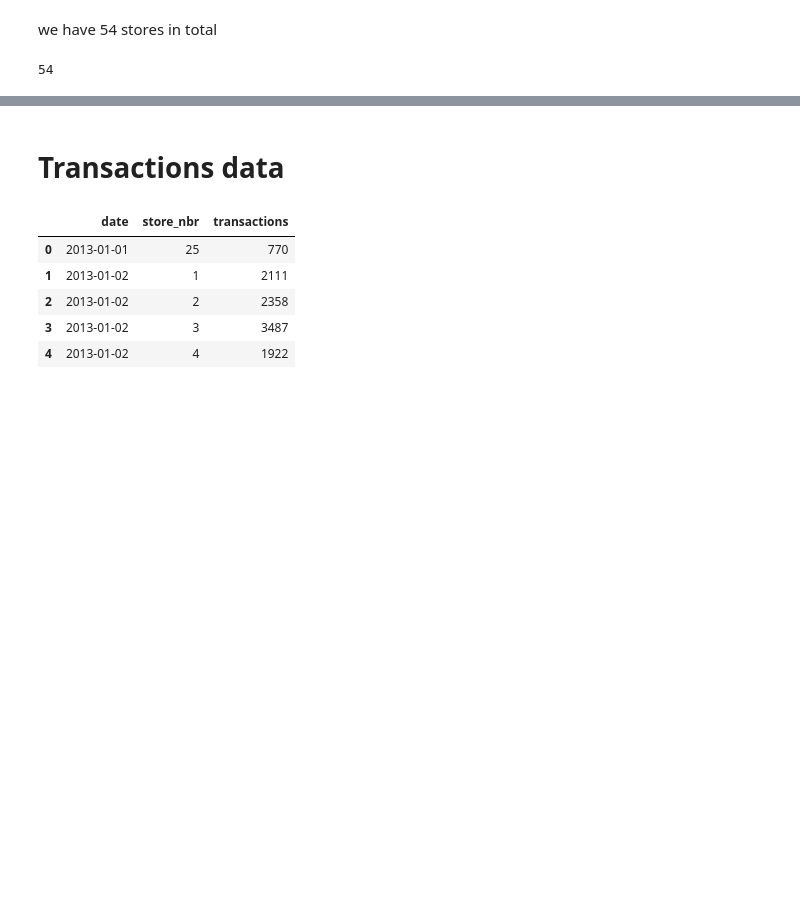
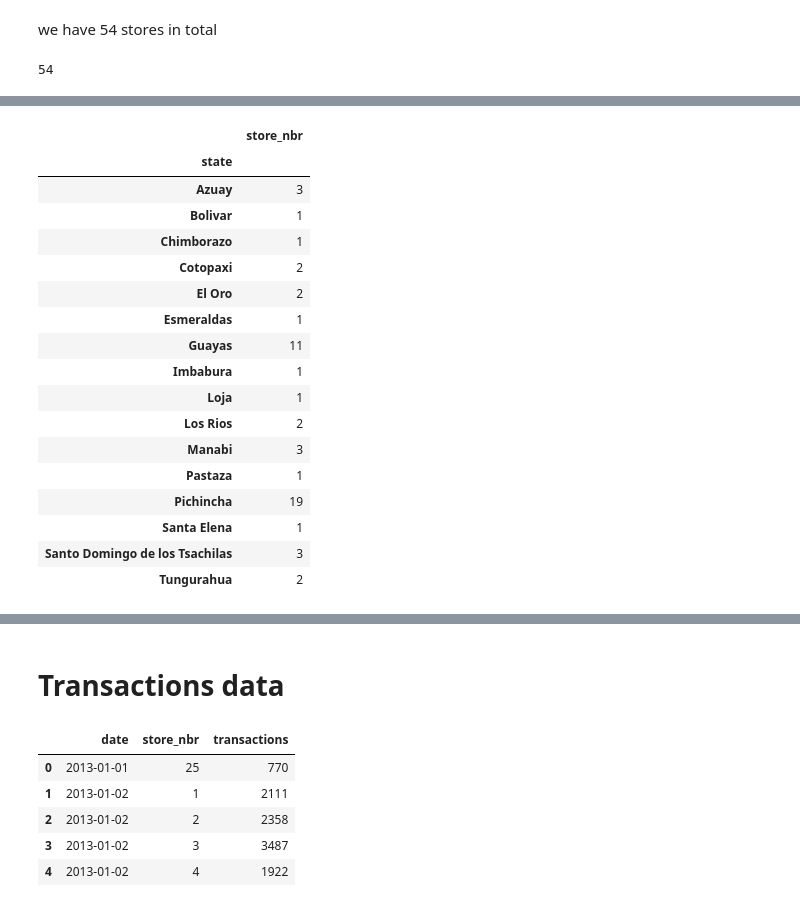
Before and after one commit to didine13/forecasting_for_sales, a Jupyter notebook: notebooks/nhouyvanisvong_dataexplo.ipynb, the cells around one changed output, grey strips where cells are left out. Cells and saved outputs as stored; diff of their text form; code cells hidden in the pictures; blank space fills up the shorter version.

```diff
--- a/notebooks/nhouyvanisvong_dataexplo.ipynb
+++ b/notebooks/nhouyvanisvong_dataexplo.ipynb
@@ -246,0 +232,21 @@ array(['Quito', 'Santo Domingo', 'Cayambe', 'Latacunga', 'Riobamba',
+# %%
+stores_data.groupby(by='state').count()[['store_nbr']]
+# %% [output]
+|  | store_nbr |
+| state |  |
+| Azuay | 3 |
+| Bolivar | 1 |
+| Chimborazo | 1 |
+| Cotopaxi | 2 |
+| El Oro | 2 |
+| Esmeraldas | 1 |
+| Guayas | 11 |
+| Imbabura | 1 |
+| Loja | 1 |
+| Los Rios | 2 |
+| Manabi | 3 |
+| Pastaza | 1 |
+| Pichincha | 19 |
+| Santa Elena | 1 |
+| Santo Domingo de los Tsachilas | 3 |
+| Tungurahua | 2 |
```
Also changed, not shown: parts of 31 cells of this notebook.
